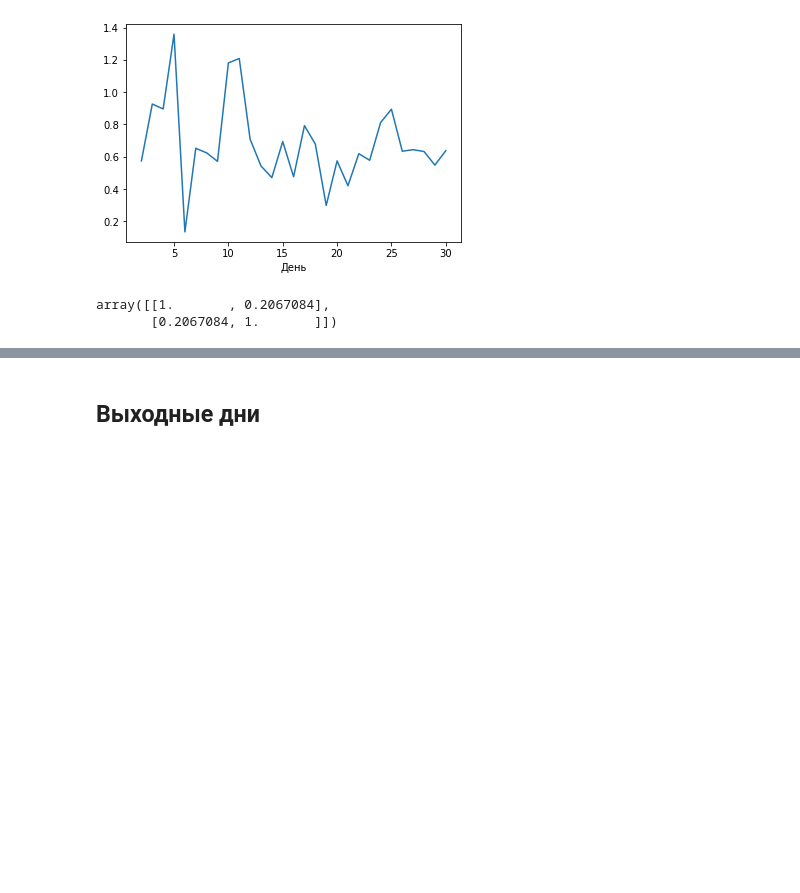
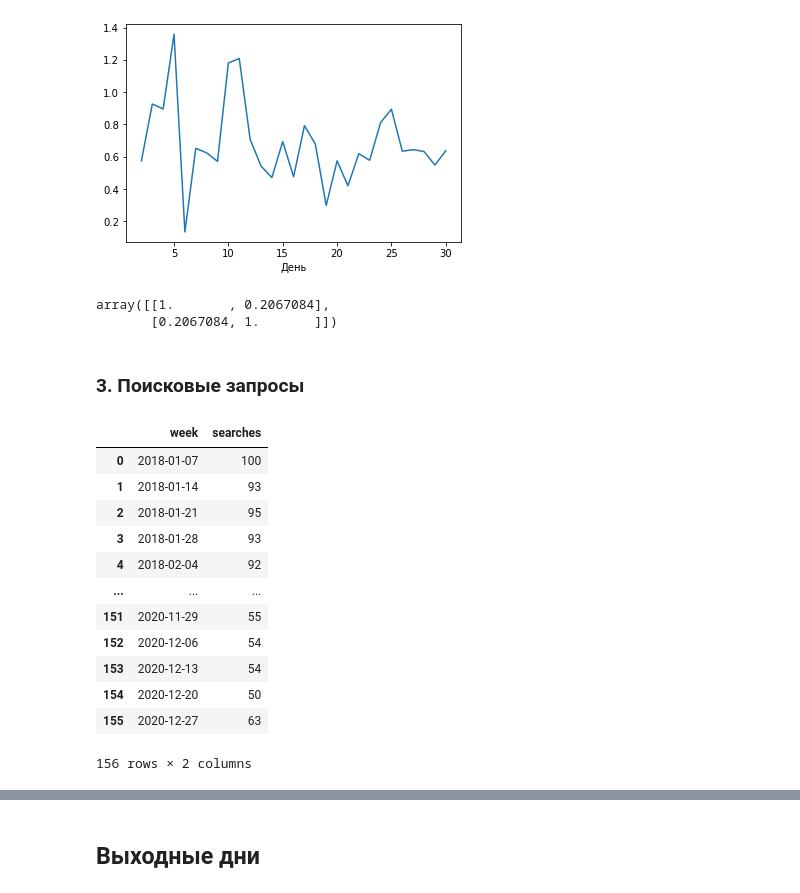
Before and after one commit to Egoluback/nti_ml_20-21, a Jupyter notebook: 2_stage/task2/nti_ml_2_2.ipynb, the cells around one changed output, grey strips where cells are left out. Drawn from its saved outputs; the diff is of its cells as text; code cells hidden in the pictures; blank space fills up the shorter version.

```diff
--- a/2_stage/task2/nti_ml_2_2.ipynb
+++ b/2_stage/task2/nti_ml_2_2.ipynb
@@ -586,3 +576,24 @@ np.corrcoef(data_month["temp_Novosib"].mean(), data_month[tvr_18].mean())
 # %% [output]
 array([[1.       , 0.2067084],
        [0.2067084, 1.       ]])
+# %% [markdown]
+### 3. Поисковые запросы
+# %%
+df_wo_init = pd.read_csv("data/searches_wo.csv")
+
+df_wo = pd.DataFrame(np.array([list(df_wo_init["Категория: Все категории"].index)[1 :], list(df_wo_init["Категория: Все категории"])[1 :]]).T, columns = ["week", "searches"])
+df_wo
+# %% [output]
+|  | week | searches |
+| 0 | 2018-01-07 | 100 |
+| 1 | 2018-01-14 | 93 |
+| 2 | 2018-01-21 | 95 |
+| 3 | 2018-01-28 | 93 |
+| 4 | 2018-02-04 | 92 |
+| ... | ... | ... |
+| 151 | 2020-11-29 | 55 |
+| 152 | 2020-12-06 | 54 |
+| 153 | 2020-12-13 | 54 |
+| 154 | 2020-12-20 | 50 |
+| 155 | 2020-12-27 | 63 |
+156 rows × 2 columns
```
Also changed, not shown: parts of 16 cells of this notebook, 7 other files.
